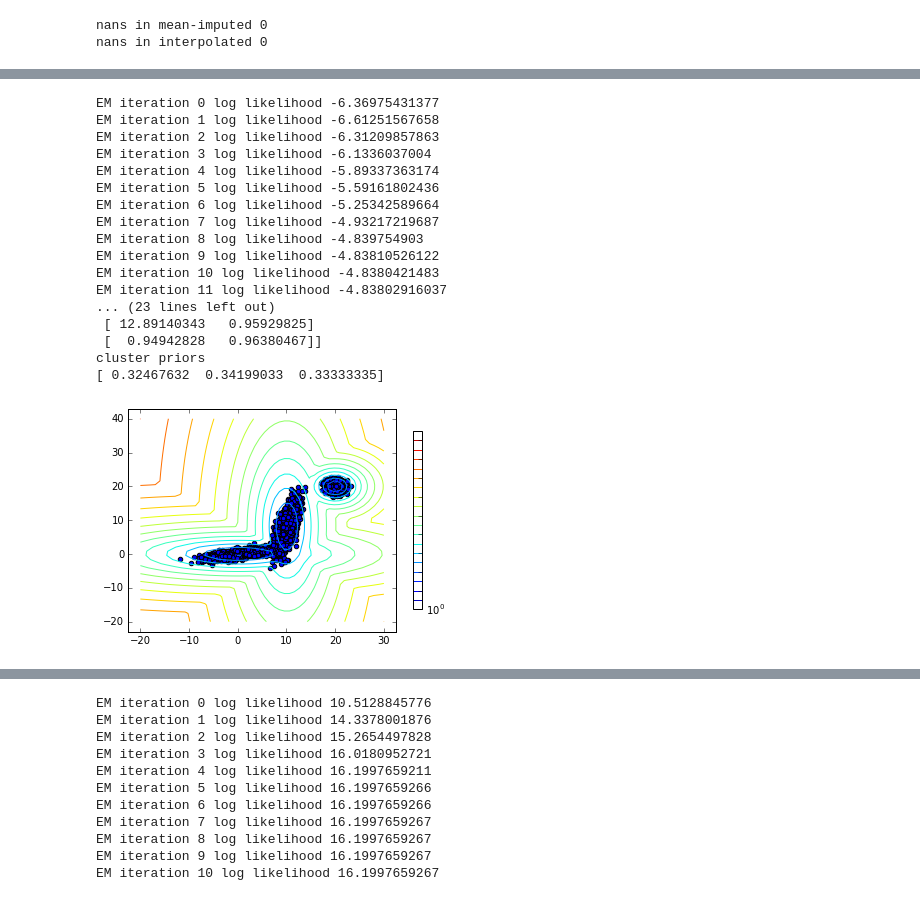
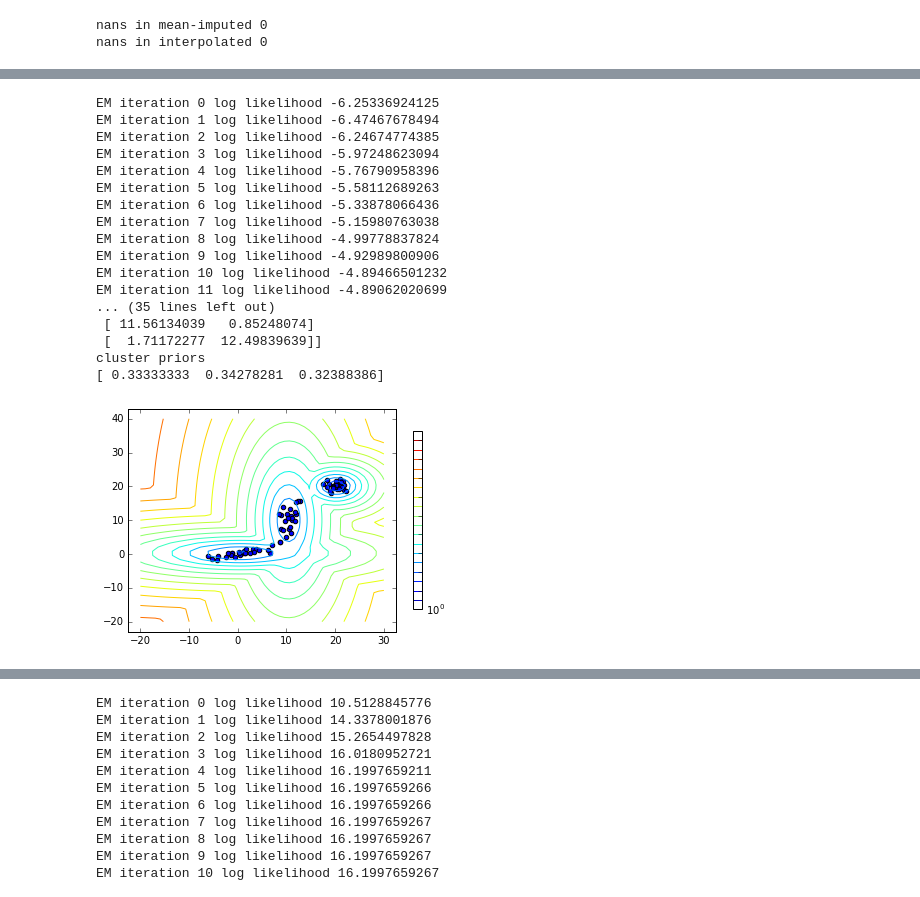
Before and after one commit to PrincetonUniversity/final-proj-cos-424, a Jupyter notebook: diag_tf.ipynb, the cells around one changed output, grey strips where cells are left out. Drawn from its saved outputs; the diff is of its cells as text; code cells hidden in the pictures.

```diff
--- a/diag_tf.ipynb
+++ b/diag_tf.ipynb
@@ -244,47 +249,47 @@ def marginal_posterior(mu, sigma, x):
 # %%
-n_samples = 1000
+n_samples = 25
 np.random.seed(0)
 
 def MVN(shear, shift):
     rs = np.random.randn(n_samples, 2)
     return np.dot(rs, shear.T) + shift
 G1 = MVN(np.identity(2), np.array([20, 20]))
 G2 = MVN(np.array([[0., 3.5], [-0.7, .7]]), np.zeros(2))
 G3 = MVN(np.array([[-1, 0.8], [0, 4]]), np.array([10, 8]))
 
 # concatenate the two datasets into the final training set
 X = np.vstack([G1, G2, G3])
 rx = np.random.choice(range(len(X)), 3, replace=False)
 
 # http://scikit-learn.org/stable/auto_examples/mixture/plot_gmm_pdf.html
 _, m, s, a = fit_em(X, X[rx], 100, EPS)
 x = np.linspace(-20.0, 30.0)
 y = np.linspace(-20.0, 40.0)
 xx, yy = np.meshgrid(x, y)
 pts = np.array([xx.ravel(), yy.ravel()]).T
 ll = -estep(pts, m, s, a)[0].eval()
 print('means\n{}\ncov\n{}\ncluster priors\n{}'.format(m, s, a))
 CS = plt.contour(xx, yy, ll.reshape(xx.shape), norm=LogNorm(vmin=1.0, vmax=1000.0),
                 levels=np.logspace(0, 3, 20))
 plt.colorbar(CS, shrink=0.8, extend='both')
 plt.scatter(X[:, 0], X[:, 1])
 plt.show()
 # %% [output]
-EM iteration 0 log likelihood -6.36975431377
-EM iteration 1 log likelihood -6.61251567658
-EM iteration 2 log likelihood -6.31209857863
-EM iteration 3 log likelihood -6.1336037004
-EM iteration 4 log likelihood -5.89337363174
-EM iteration 5 log likelihood -5.59161802436
-EM iteration 6 log likelihood -5.25342589664
-EM iteration 7 log likelihood -4.93217219687
-EM iteration 8 log likelihood -4.839754903
-EM iteration 9 log likelihood -4.83810526122
-EM iteration 10 log likelihood -4.8380421483
-EM iteration 11 log likelihood -4.83802916037
-... (23 lines left out)
- [ 12.89140343   0.95929825]
- [  0.94942828   0.96380467]]
+EM iteration 0 log likelihood -6.25336924125
+EM iteration 1 log likelihood -6.47467678494
+EM iteration 2 log likelihood -6.24674774385
+EM iteration 3 log likelihood -5.97248623094
+EM iteration 4 log likelihood -5.76790958396
+EM iteration 5 log likelihood -5.58112689263
+EM iteration 6 log likelihood -5.33878066436
+EM iteration 7 log likelihood -5.15980763038
+EM iteration 8 log likelihood -4.99778837824
+EM iteration 9 log likelihood -4.92989800906
+EM iteration 10 log likelihood -4.89466501232
+EM iteration 11 log likelihood -4.89062020699
+... (35 lines left out)
+ [ 11.56134039   0.85248074]
+ [  1.71172277  12.49839639]]
 cluster priors
-[ 0.32467632  0.34199033  0.33333335]
+[ 0.33333333  0.34278281  0.32388386]
-[figure, old version]
+[figure, new version]
```
Also changed, not shown: parts of 4 cells of this notebook.
